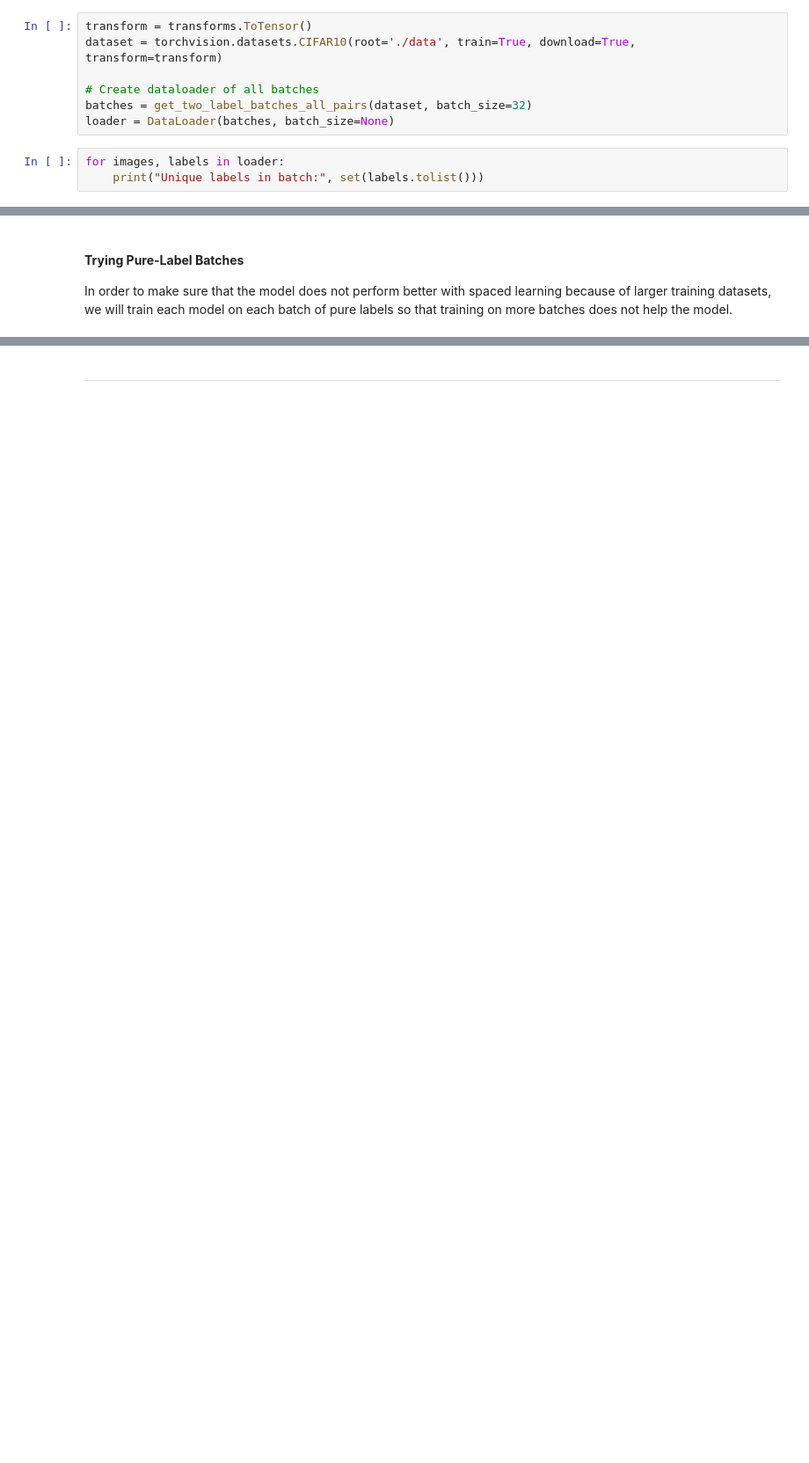
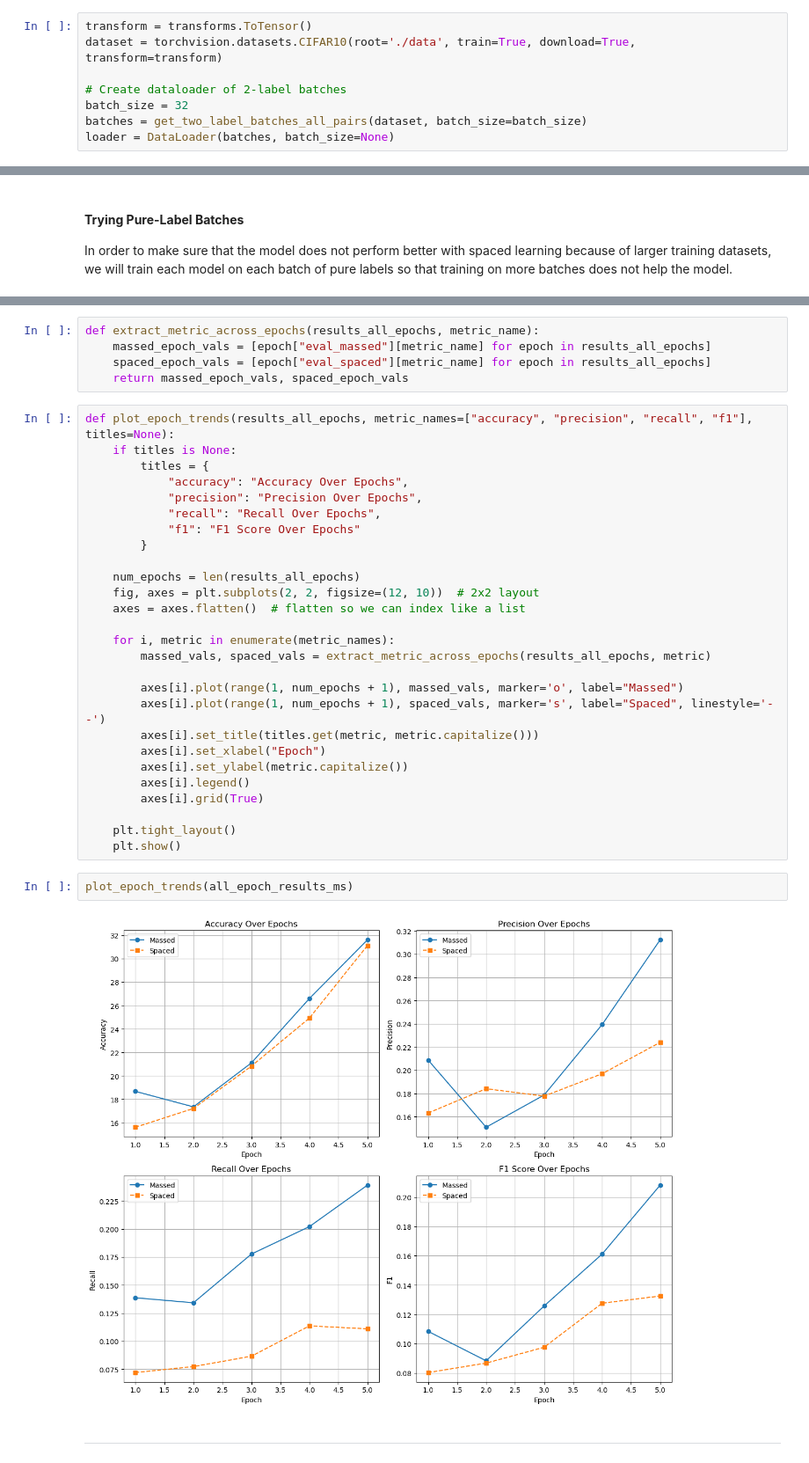
Before and after one commit to ElizabethHZhong/effortful-retrieval, a Jupyter notebook: experiments.ipynb, the cells around one changed output, grey strips where cells are left out. Shown: that part at 88% size. Cells and saved outputs as stored; diff of their text form; blank space fills up the shorter version.

```diff
--- a/experiments.ipynb
+++ b/experiments.ipynb
@@ -103,9 +103,7 @@ def get_two_label_batches_all_pairs(dataset, batch_size=32, shuffle_within_batch
 transform = transforms.ToTensor()
 dataset = torchvision.datasets.CIFAR10(root='./data', train=True, download=True, transform=transform)
 
-# Create dataloader of all batches
-batches = get_two_label_batches_all_pairs(dataset, batch_size=32)
+# Create dataloader of 2-label batches
+batch_size = 32
+batches = get_two_label_batches_all_pairs(dataset, batch_size=batch_size)
 loader = DataLoader(batches, batch_size=None)
-# %%
-for images, labels in loader:
-    print("Unique labels in batch:", set(labels.tolist()))
@@ -542,3 +668,39 @@ plot_training_trends(history_massed_pure, history_spaced_pure)
+# %%
+def extract_metric_across_epochs(results_all_epochs, metric_name):
+    massed_epoch_vals = [epoch["eval_massed"][metric_name] for epoch in results_all_epochs]
+    spaced_epoch_vals = [epoch["eval_spaced"][metric_name] for epoch in results_all_epochs]
+    return massed_epoch_vals, spaced_epoch_vals
+# %%
+def plot_epoch_trends(results_all_epochs, metric_names=["accuracy", "precision", "recall", "f1"], titles=None):
+    if titles is None:
+        titles = {
+            "accuracy": "Accuracy Over Epochs",
+            "precision": "Precision Over Epochs",
+            "recall": "Recall Over Epochs",
+            "f1": "F1 Score Over Epochs"
+        }
+
+    num_epochs = len(results_all_epochs)
+    fig, axes = plt.subplots(2, 2, figsize=(12, 10))  # 2x2 layout
+    axes = axes.flatten()  # flatten so we can index like a list
+
+    for i, metric in enumerate(metric_names):
+        massed_vals, spaced_vals = extract_metric_across_epochs(results_all_epochs, metric)
+
+        axes[i].plot(range(1, num_epochs + 1), massed_vals, marker='o', label="Massed")
+        axes[i].plot(range(1, num_epochs + 1), spaced_vals, marker='s', label="Spaced", linestyle='--')
+        axes[i].set_title(titles.get(metric, metric.capitalize()))
+        axes[i].set_xlabel("Epoch")
+        axes[i].set_ylabel(metric.capitalize())
+        axes[i].legend()
+        axes[i].grid(True)
+
+    plt.tight_layout()
+    plt.show()
+# %%
+plot_epoch_trends(all_epoch_results_ms)
+# %% [output]
+[figure, added]
 # %% [markdown]
 _______
 # %% [markdown]
```
Also changed, not shown: parts of 13 cells of this notebook.
